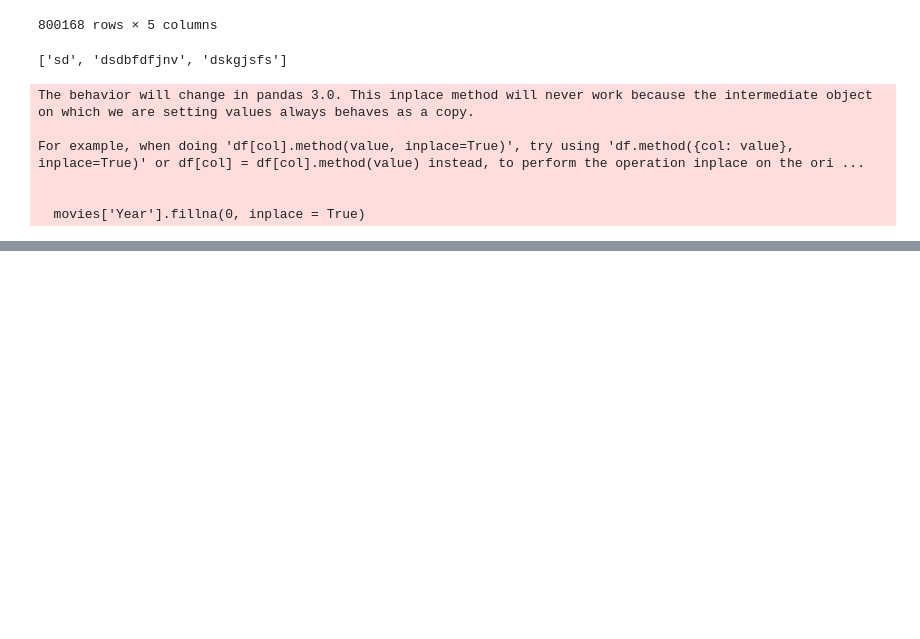
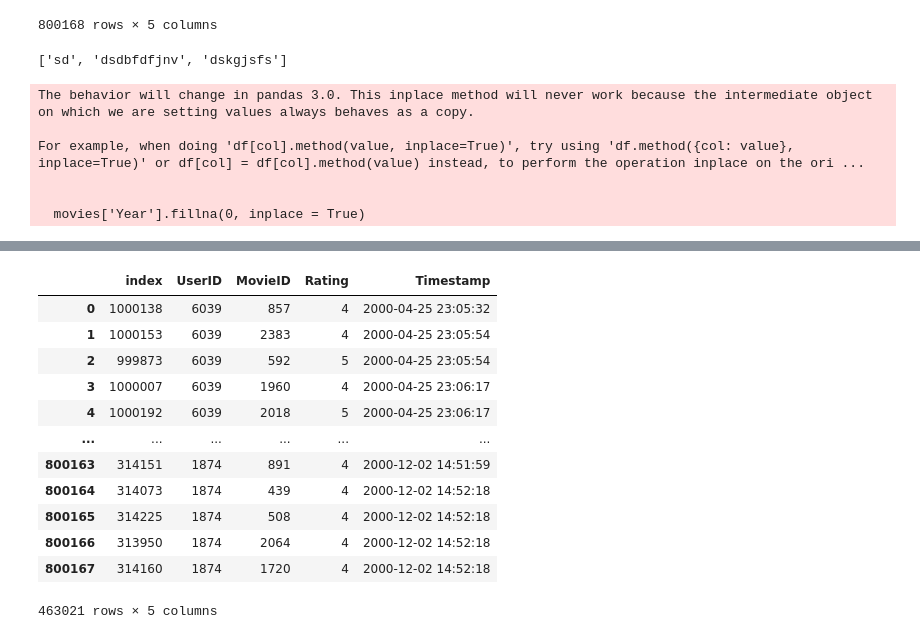
Before and after one commit to AshishSinha5/movielens_gnn, a Jupyter notebook: movie_lens_1m_pinsage.ipynb, the cells around one changed output, grey strips where cells are left out. Saved outputs shown, nothing was run; the diff lists cells and outputs as text; code cells hidden in the pictures; blank space fills up the shorter version.

```diff
--- a/movie_lens_1m_pinsage.ipynb
+++ b/movie_lens_1m_pinsage.ipynb
@@ -156,0 +181,16 @@ movies
+# %%
+train_pos_ratings
+# %% [output]
+|  | index | UserID | MovieID | Rating | Timestamp |
+| 0 | 1000138 | 6039 | 857 | 4 | 2000-04-25 23:05:32 |
+| 1 | 1000153 | 6039 | 2383 | 4 | 2000-04-25 23:05:54 |
+| 2 | 999873 | 6039 | 592 | 5 | 2000-04-25 23:05:54 |
+| 3 | 1000007 | 6039 | 1960 | 4 | 2000-04-25 23:06:17 |
+| 4 | 1000192 | 6039 | 2018 | 5 | 2000-04-25 23:06:17 |
+| ... | ... | ... | ... | ... | ... |
+| 800163 | 314151 | 1874 | 891 | 4 | 2000-12-02 14:51:59 |
+| 800164 | 314073 | 1874 | 439 | 4 | 2000-12-02 14:52:18 |
+| 800165 | 314225 | 1874 | 508 | 4 | 2000-12-02 14:52:18 |
+| 800166 | 313950 | 1874 | 2064 | 4 | 2000-12-02 14:52:18 |
+| 800167 | 314160 | 1874 | 1720 | 4 | 2000-12-02 14:52:18 |
+463021 rows × 5 columns
```
Also changed, not shown: parts of 19 cells of this notebook.
